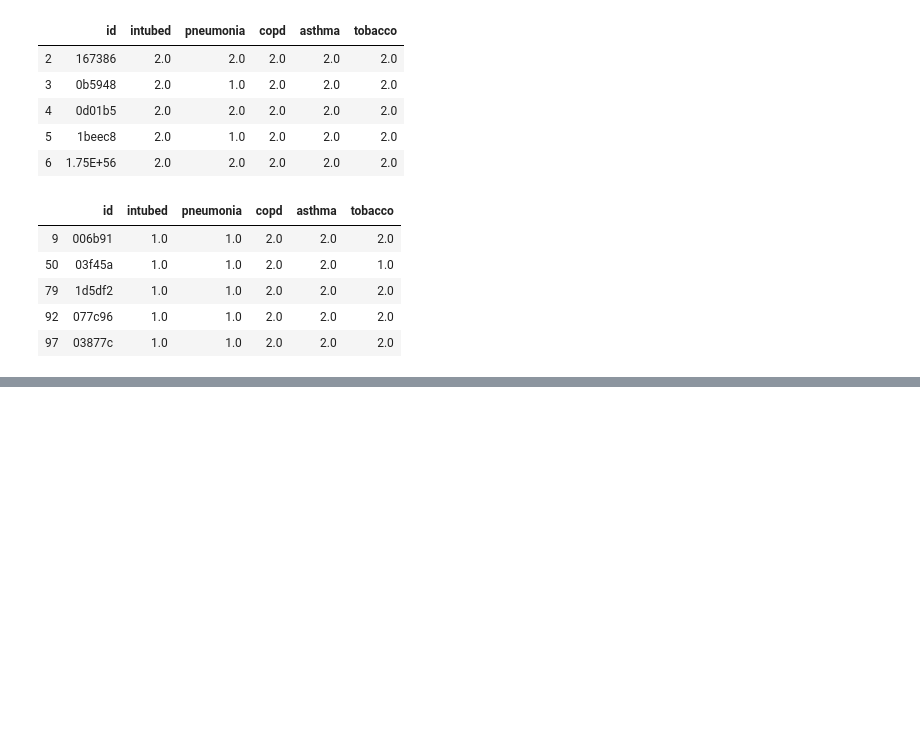
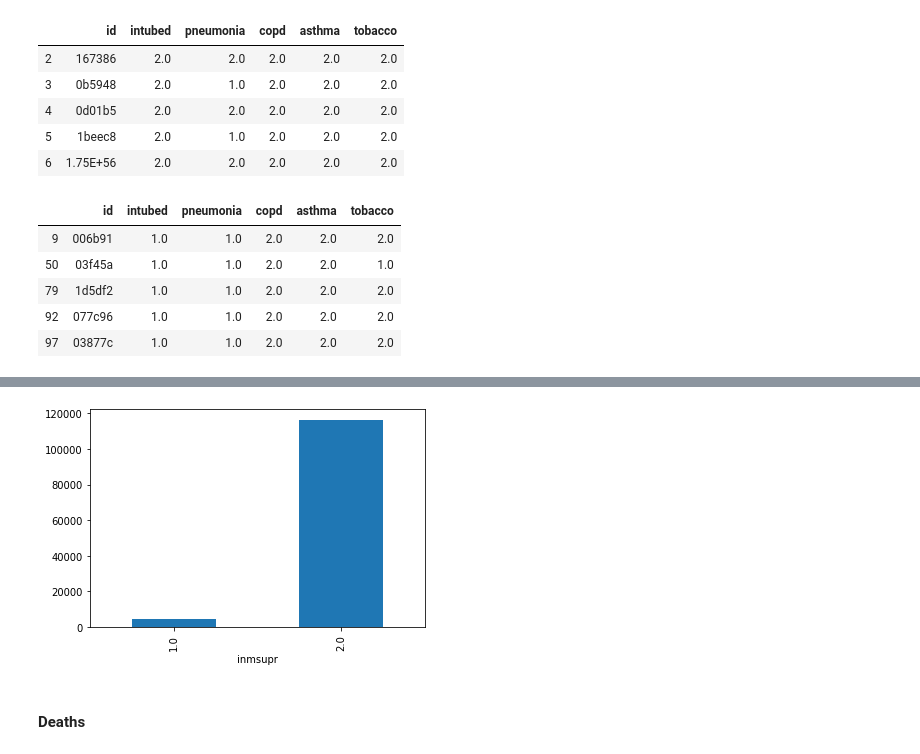
Before and after one commit to lburns660/2PullOrNot2Pull, a Jupyter notebook: Visualisations.ipynb, the cells around one changed output, grey strips where cells are left out. Drawn from its saved outputs; the diff is of its cells as text; code cells hidden in the pictures; blank space fills up the shorter version.

```diff
--- a/Visualisations.ipynb
+++ b/Visualisations.ipynb
@@ -129,0 +184,9 @@ plt.show()
+# %%
+immuno_intubed.groupby('inmsupr').intubed.count().plot.bar(ylim=0)
+plt.show()
+
+# inmunosupression has little affect on intubation
+# %% [output]
+[figure, added]
+# %% [markdown]
+#### Deaths
```
Also changed, not shown: parts of 19 cells of this notebook, 1 other file.
